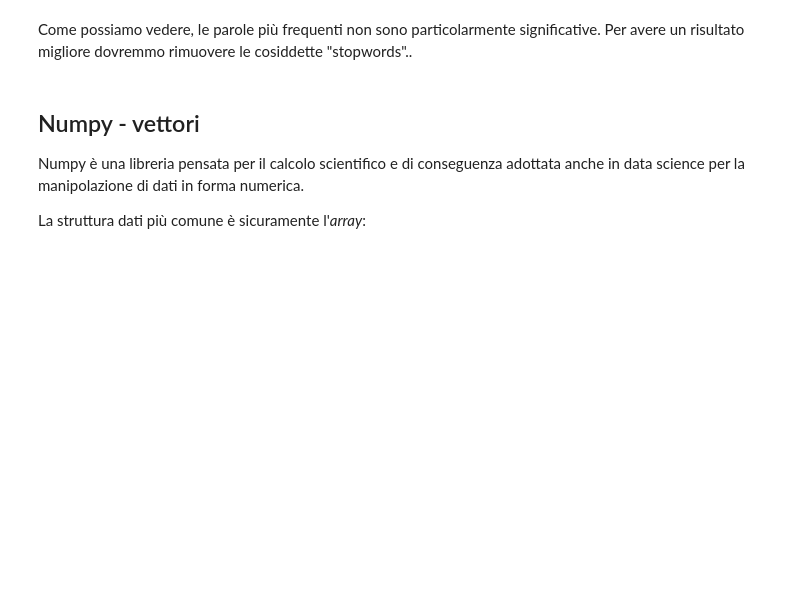
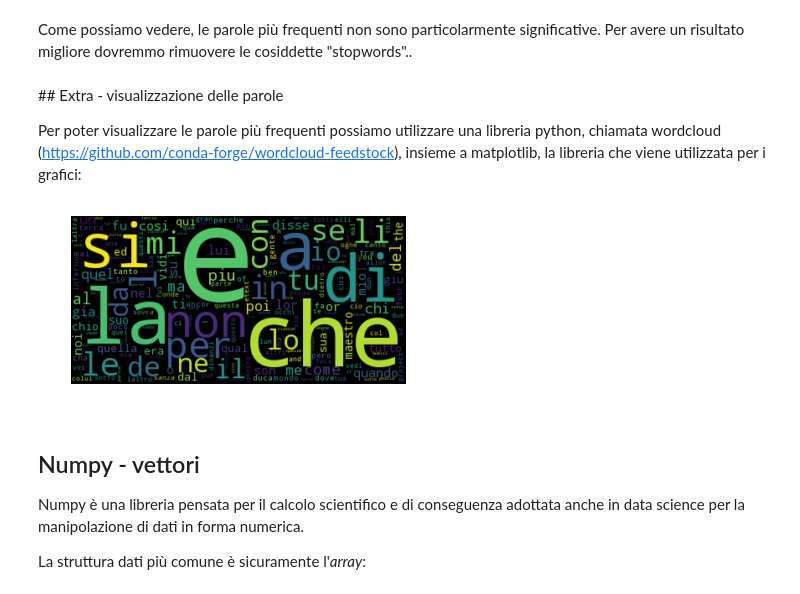
Before and after one commit to Nicolaus93/prog_for_data, a Jupyter notebook: lab3/esercizi3.ipynb, the cells around one changed output. Drawn from its saved outputs; the diff is of its cells as text; code cells hidden in the pictures; blank space fills up the shorter version.

```diff
--- a/lab3/esercizi3.ipynb
+++ b/lab3/esercizi3.ipynb
@@ -115,6 +158,23 @@ print(sorted_diz[:200])
 [('e', 1567), ('che', 1267), ('la', 885), ('a', 673), ('di', 628), ('si', 561), ('non', 491), ('per', 438), ('l', 413), ('in', 328), ('le', 304), ('li', 304), ('mi', 291), ('con', 255), ('se', 252), ( ...
 # %% [markdown]
 Come possiamo vedere, le parole più frequenti non sono particolarmente significative. Per avere un risultato migliore dovremmo rimuovere le cosiddette "stopwords"..
+# %% [markdown]
+## Extra - visualizzazione delle parole
+
+Per poter visualizzare le parole più frequenti possiamo utilizzare una libreria python, chiamata wordcloud (https://github.com/conda-forge/wordcloud-feedstock), insieme a matplotlib, la libreria che viene utilizzata per i grafici:
+# %%
+%matplotlib inline
+# il comando sopra ci permette di visualizzare il plot all'interno della cella
+
+from wordcloud import WordCloud
+import matplotlib.pyplot as plt
+
+wordcloud=WordCloud().generate_from_frequencies(dizionario)
+plt.imshow(wordcloud, interpolation="bilinear")
+plt.axis("off")
+plt.show()
+# %% [output]
+[figure, added]
 # %% [markdown]
 ## Numpy - vettori
 
```
Also changed, not shown: parts of 16 cells of this notebook.
